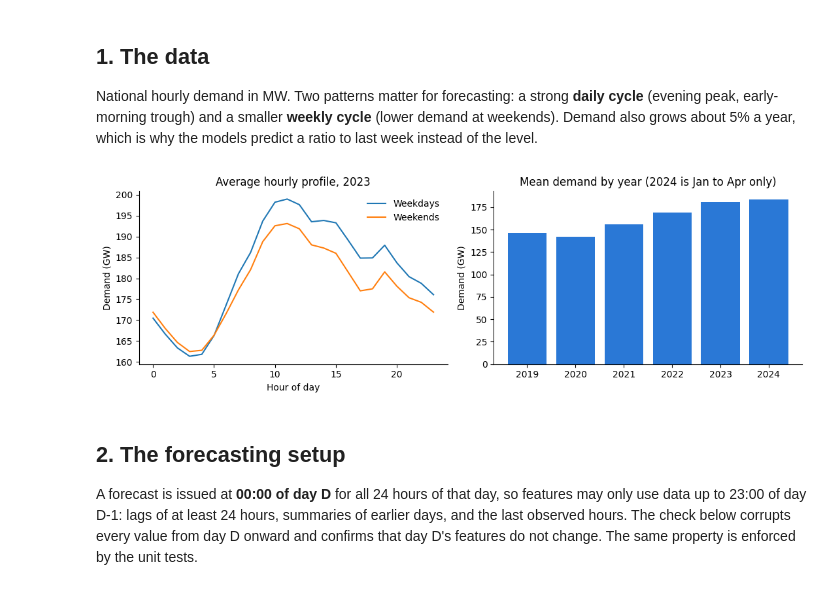
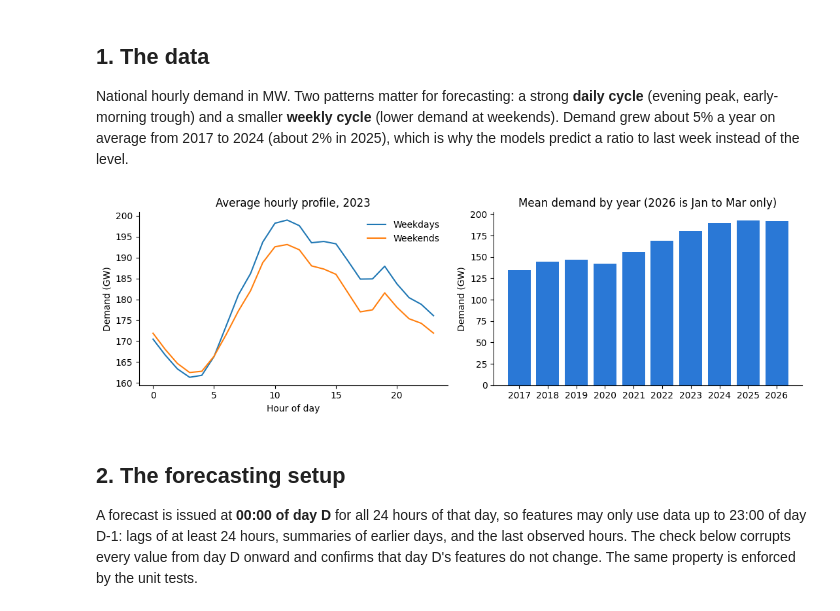
Before and after one commit to ankitsharmaMCET/india-demand-forecasting, a Jupyter notebook: notebooks/walkthrough.ipynb, the cells around one changed output. Drawn from its saved outputs; the diff is of its cells as text; code cells hidden in the pictures.

```diff
--- a/notebooks/walkthrough.ipynb
+++ b/notebooks/walkthrough.ipynb
@@ -13,11 +13,11 @@ import pandas as pd
 ROOT = Path.cwd().parent if Path.cwd().name == "notebooks" else Path.cwd()
 sys.path.insert(0, str(ROOT / "src"))
 
-from demand_forecast.data import download, load_hourly
+from demand_forecast.data import load_hourly
 from demand_forecast.features import FEATURES_LAST, build_features
 
 pd.options.display.float_format = "{:,.2f}".format
-y = load_hourly(download(ROOT / "data/raw/study1_hourly.csv"))
+y = load_hourly(ROOT / "data/raw/iced_hourly.csv")
 print(f"{len(y):,} hourly values from {y.index.min()} to {y.index.max()}")
 y.describe().to_frame("demand_mw")
 # %% [output]
@@ -34,24 +34,24 @@ y.describe().to_frame("demand_mw")
 # %% [markdown]
 ## 1. The data
 
-National hourly demand in MW. Two patterns matter for forecasting: a strong **daily cycle** (evening peak, early-morning trough) and a smaller **weekly cycle** (lower demand at weekends). Demand also grows about 5% a year, which is why the models predict a ratio to last week instead of the level.
+National hourly demand in MW. Two patterns matter for forecasting: a strong **daily cycle** (evening peak, early-morning trough) and a smaller **weekly cycle** (lower demand at weekends). Demand grew about 5% a year on average from 2017 to 2024 (about 2% in 2025), which is why the models predict a ratio to last week instead of the level.
 # %%
 fig, axes = plt.subplots(1, 2, figsize=(11, 3.6))
 d = y["2023"]
 weekend = d.index.dayofweek >= 5
 for mask, label in ((~weekend, "Weekdays"), (weekend, "Weekends")):
     (d[mask].groupby(d[mask].index.hour).mean() / 1000).plot(ax=axes[0], label=label)
 axes[0].set(title="Average hourly profile, 2023", xlabel="Hour of day", ylabel="Demand (GW)")
 axes[0].legend(frameon=False)
 yearly = y.resample("YS").mean() / 1000
 axes[1].bar(yearly.index.year.astype(str), yearly.values, color="#2a78d6")
-axes[1].set(title="Mean demand by year (2024 is Jan to Apr only)", ylabel="Demand (GW)")
+axes[1].set(title="Mean demand by year (2026 is Jan to Mar only)", ylabel="Demand (GW)")
 for ax in axes:
     ax.spines[["top", "right"]].set_visible(False)
 plt.tight_layout()
 plt.show()
 # %% [output]
-[figure, old version]
+[figure, new version]
 # %% [markdown]
 ## 2. The forecasting setup
 
```
Also changed, not shown: parts of 8 cells of this notebook, 24 other files.
